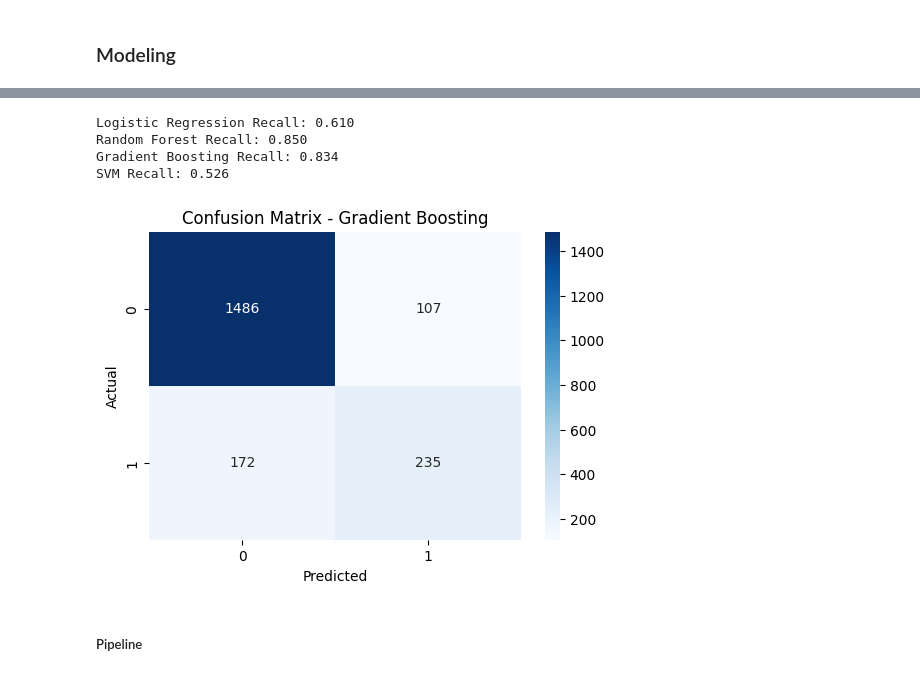
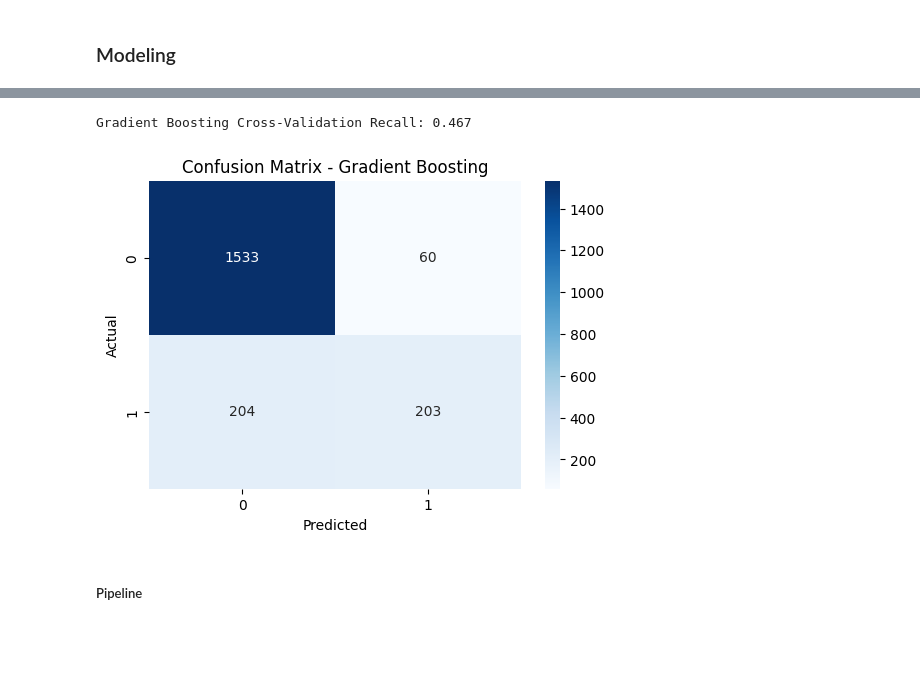
Before and after one commit to Tasnimm123/Customer-Churn-Project, a Jupyter notebook: notebook.ipynb, the cells around one changed output, grey strips where cells are left out. Cells and saved outputs as stored; diff of their text form; code cells hidden in the pictures; blank space fills up the shorter version.

```diff
--- a/notebook.ipynb
+++ b/notebook.ipynb
@@ -242,2 +255,5 @@ df["AgeGroup"] = pd.cut(
+# %%
+#encoding
+df = pd.get_dummies(df, columns=["AgeGroup"], drop_first=True)
 # %%
 categorical_features = [
@@ -324,19 +315,19 @@ X.shape
 # %% [markdown]
 #### Adding and removing NAN's
 # %%
-import numpy as np
-# here I will add some NANs to simulate missing values
-np.random.seed(42)
+# import numpy as np
+# # here I will add some NANs to simulate missing values
+# np.random.seed(42)
 
-for col in ['age', 'balance', 'estimated_salary']:
-    df.loc[df.sample(frac=0.05).index, col] = np.nan
-df.isnull().sum()  # checking the number of missing values after adding NANs
-# Handling missing values by filling them with the median of each column
-# (median is better for numerical data with outliers)
+# for col in ['age', 'balance', 'estimated_salary']:
+#     df.loc[df.sample(frac=0.05).index, col] = np.nan
+# df.isnull().sum()  # checking the number of missing values after adding NANs
+# # Handling missing values by filling them with the median of each column
+# # (median is better for numerical data with outliers)
 
-df['age'].fillna(df['age'].median(), inplace=True)
-df['balance'].fillna(df['balance'].median(), inplace=True)
-df['estimated_salary'].fillna(df['estimated_salary'].median(), inplace=True)
-df['AgeGroup'].fillna(df["AgeGroup"].mode()[0], inplace=True)
-X.select_dtypes(include='object').columns
-# Categorical columns that need encoding
+# df['age'].fillna(df['age'].median(), inplace=True)
+# df['balance'].fillna(df['balance'].median(), inplace=True)
+# df['estimated_salary'].fillna(df['estimated_salary'].median(), inplace=True)
+# df['AgeGroup'].fillna(df["AgeGroup"].mode()[0], inplace=True)
+# X.select_dtypes(include='object').columns
+# # Categorical columns that need encoding
@@ -500,7 +486,6 @@ Requirement already satisfied: threadpoolctl>=2.0.0 in c:\users\tasneem ayman\an
 # %% [markdown]
 ##### smote
 # %%
-X_train = X_train.drop(columns=['AgeGroup'])
 
 from imblearn.over_sampling import SMOTE
 smote = SMOTE(random_state=42)
@@ -546,15 +568,20 @@ models = {
 # %%
 from sklearn.model_selection import cross_val_score
+from sklearn.ensemble import GradientBoostingClassifier
 
-for name, model in models.items():
-    scores = cross_val_score(model, X_train_resampled, y_train_resampled,
-                             cv=5, scoring="recall")
-    print(f"{name} Recall: {scores.mean():.3f}")
+gb_model = GradientBoostingClassifier(random_state=42)
+
+scores = cross_val_score(
+    gb_model,
+    X_train_final,
+    y_train,
+    cv=5,
+    scoring="recall"
+)
+
+print(f"Gradient Boosting Cross-Validation Recall: {scores.mean():.3f}")
 # %% [output]
-Logistic Regression Recall: 0.610
-Random Forest Recall: 0.850
-Gradient Boosting Recall: 0.834
-SVM Recall: 0.526
+Gradient Boosting Cross-Validation Recall: 0.467
 # %%
 from sklearn.model_selection import GridSearchCV
 
@@ -571,30 +598,30 @@ grid = GridSearchCV(
     scoring="recall"
 )
 
-grid.fit(X_train_resampled, y_train_resampled)
+grid.fit(X_train_final, y_train)
 
 best_model = grid.best_estimator_
 # %%
-X_test = X_test.drop(columns=['AgeGroup'])
+
 y_pred = best_model.predict(X_test)
 # Visualizing the Confusion Matrix for Gradient Boosting Model
 from sklearn.metrics import confusion_matrix
 import seaborn as sns
 import matplotlib.pyplot as plt
 
 cm = confusion_matrix(y_test, y_pred )
 
 plt.figure(figsize=(6,4))
 sns.heatmap(cm, annot=True, fmt='d', cmap='Blues')
 plt.xlabel("Predicted")
 plt.ylabel("Actual")
 plt.title("Confusion Matrix - Gradient Boosting")
 plt.show()
 
 #The most critical error is predicting a churned customer as non-churned
 #because the company loses the opportunity to take preventive action
 # %% [output]
-[figure, old version]
+[figure, new version]
 # %% [markdown]
 ##### Pipeline
 # %%
```
Also changed, not shown: parts of 25 cells of this notebook.
